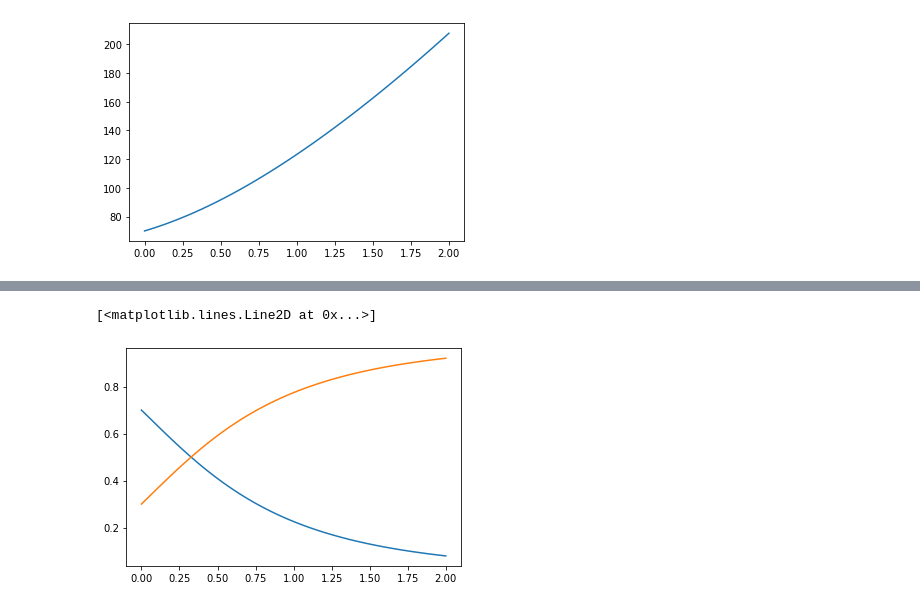
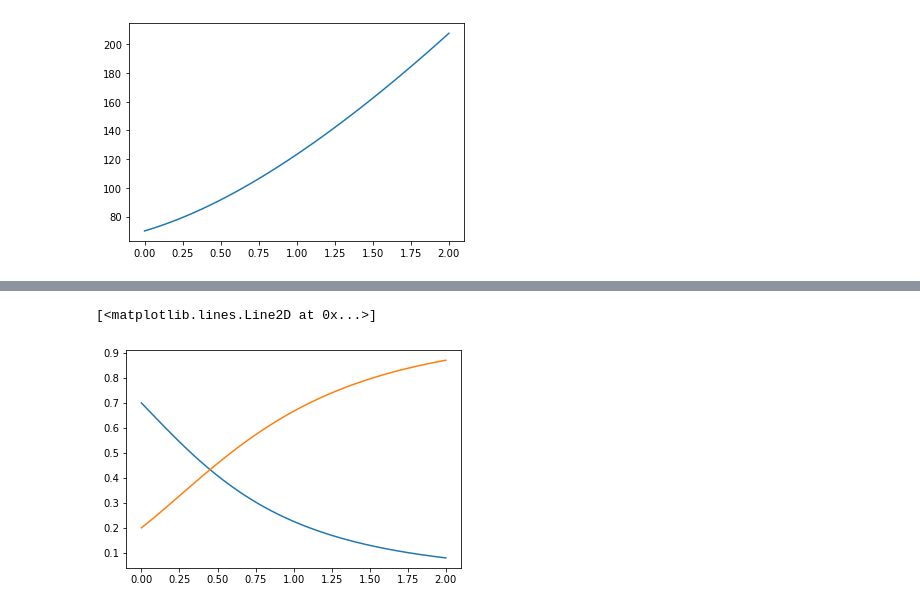
Before and after one commit to ViktorGakis/fishplots, a Jupyter notebook: fishplots.ipynb, the cells around one changed output, grey strips where cells are left out. Cells and saved outputs as stored; diff of their text form; code cells hidden in the pictures.

```diff
--- a/fishplots.ipynb
+++ b/fishplots.ipynb
@@ -91,17 +91,17 @@ plt.plot(zs,Ηfunctionexp1(zs,[0.3,0.7]))
 # %%
 # fish plot for LCDM
 # \Omega_{\Lambda} = E^2 -Omega_{m0} (1+z)^3
-omegam = 0.3
-h = 0.7
+omegam = 0.2
+h = 0.6
 def omegalamda(zs,omegam,h):
       return 1 - ((100*h)/ΗfunctionLCDM(zs,[omegam,h]))**2*omegam*((1+zs)**3)
 omegalamda(zs,0.3,0.7)
 plt.plot(zs,omegalamda(zs,0.3,0.7))
 plt.plot(zs,((omegam)*((1+zs)**3))/((ΗfunctionLCDM(zs,[omegam,h])/(100*h))**2))
 # intersection point(transition redshift), to the left accelarated, to the right disaccelerated
 # %% [output]
 [<matplotlib.lines.Line2D at 0x...>]
-[figure, old version]
+[figure, new version]
 # %%
 # fish plot for exp1
 def omegalamda(zs,omegam,h):
```
Also changed, not shown: parts of 4 cells of this notebook.
